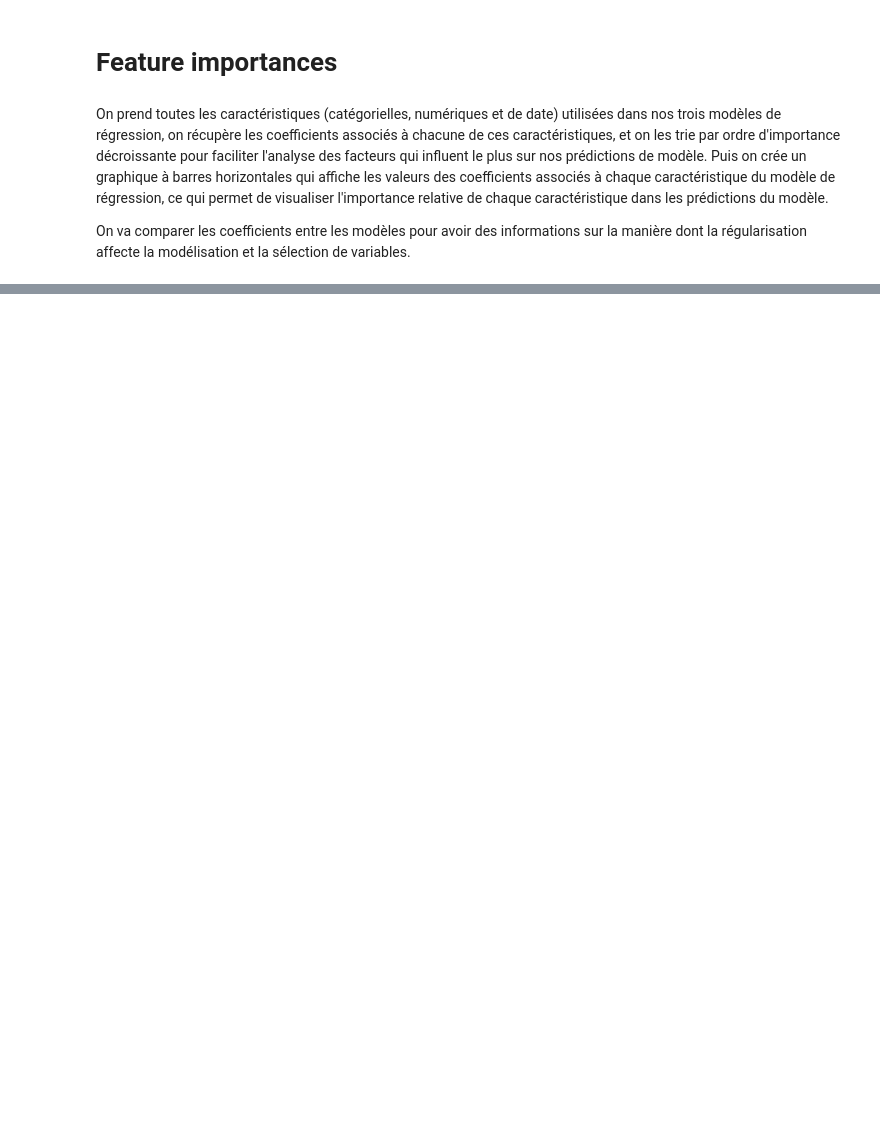
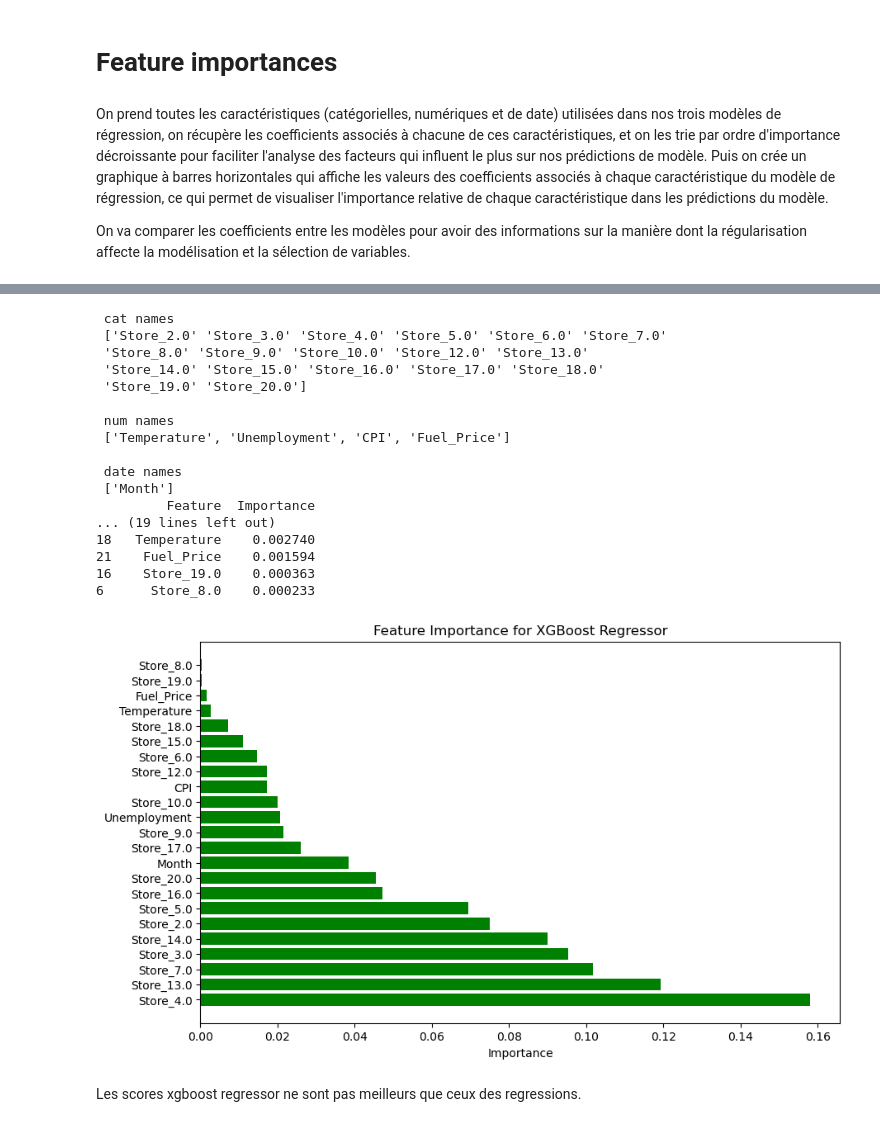
Before and after one commit to amandinesandri/Block_3, a Jupyter notebook: Bloc_3_supervised_ML_1/ML_analysis.ipynb, the cells around one changed output, grey strips where cells are left out. Cells and saved outputs as stored; diff of their text form; code cells hidden in the pictures; blank space fills up the shorter version.

```diff
--- a/Bloc_3_supervised_ML_1/ML_analysis.ipynb
+++ b/Bloc_3_supervised_ML_1/ML_analysis.ipynb
@@ -507,3 +509,14 @@ feature_encoder = ColumnTransformer(
         ('date',date_transformer, date_indices)
         ]
     )
+# %%
+#Nom des features les plus performantes
+column_names = []
+for name, pipeline, features_list in feature_encoder.transformers_:
+    if name == 'num':
+        features = features_list
+    else:
+        features = pipeline.named_steps['encoder'].get_feature_names_out()
+    column_names.extend(features)
+
+print("Names of columns corresponding to each coefficient: ", column_names)
@@ -1010,0 +1039,49 @@ Month (Mois) : Le coefficient positif ou négatif dépendra du mois de l'année
+# %%
+# importance des fonctionnalités (coefficients)
+feature_importances = best_model.feature_importances_
+
+# Noms des fonctionnalités
+feature_names = all_feature_names = list(cat_names) + num_names + date_names # now we have each category of each variable names
+print("\n cat names \n", cat_names)
+print("\n num names \n", num_names)
+print("\n date names \n", date_names)
+
+
+
+# Créer un DataFrame pour afficher l'importance des fonctionnalités
+feature_importance_df = pd.DataFrame({'Feature': feature_names, 'Importance': feature_importances})
+
+# Trier le DataFrame par ordre décroissant d'importance
+feature_importance_df = feature_importance_df.sort_values(by='Importance', ascending=False)
+
+# Afficher l'importance des fonctionnalités
+print(feature_importance_df)
+
+# Tracer l'importance des fonctionnalités
+plt.figure(figsize=(10, 6))
+plt.barh(np.arange(len(feature_importance_df)), feature_importance_df['Importance'], color='green')
+plt.yticks(np.arange(len(feature_importance_df)), feature_importance_df['Feature'])
+plt.xlabel('Importance')
+plt.title('Feature Importance for XGBoost Regressor')
+plt.show()
+# %% [output]
+ cat names
+ ['Store_2.0' 'Store_3.0' 'Store_4.0' 'Store_5.0' 'Store_6.0' 'Store_7.0'
+ 'Store_8.0' 'Store_9.0' 'Store_10.0' 'Store_12.0' 'Store_13.0'
+ 'Store_14.0' 'Store_15.0' 'Store_16.0' 'Store_17.0' 'Store_18.0'
+ 'Store_19.0' 'Store_20.0']
+
+ num names
+ ['Temperature', 'Unemployment', 'CPI', 'Fuel_Price']
+
+ date names
+ ['Month']
+         Feature  Importance
+... (19 lines left out)
+18   Temperature    0.002740
+21    Fuel_Price    0.001594
+16    Store_19.0    0.000363
+6      Store_8.0    0.000233
+[figure, added]
+# %% [markdown]
+Les scores xgboost regressor ne sont pas meilleurs que ceux des regressions.
```
Also changed, not shown: parts of 16 cells of this notebook.
